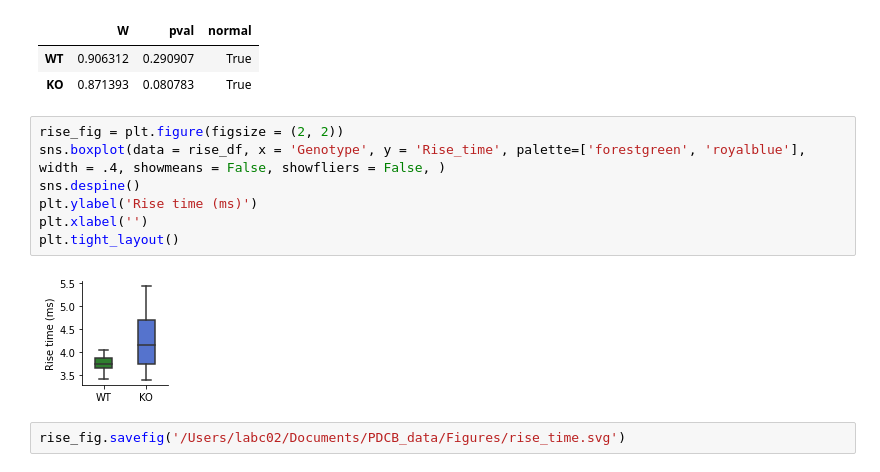
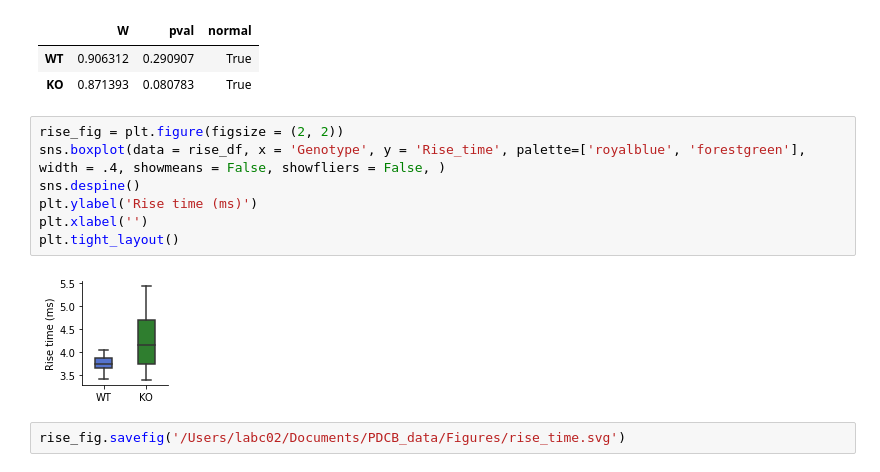
Before and after one commit to FMendezSlc/NeuroPy, a Jupyter notebook: Patch_analysis.ipynb, the cells around one changed output. Drawn from its saved outputs; the diff is of its cells as text.

```diff
--- a/Patch_analysis.ipynb
+++ b/Patch_analysis.ipynb
@@ -430,13 +430,13 @@ pg.normality(data = rise_df, dv = 'Rise_time', group = 'Genotype')
 | KO | 0.871393 | 0.080783 | True |
 # %%
 rise_fig = plt.figure(figsize = (2, 2))
-sns.boxplot(data = rise_df, x = 'Genotype', y = 'Rise_time', palette=['forestgreen', 'royalblue'], width = .4, showmeans = False, showfliers = False, )
+sns.boxplot(data = rise_df, x = 'Genotype', y = 'Rise_time', palette=['royalblue', 'forestgreen'], width = .4, showmeans = False, showfliers = False, )
 sns.despine()
 plt.ylabel('Rise time (ms)')
 plt.xlabel('')
 plt.tight_layout()
 # %% [output]
-[figure, old version]
+[figure, new version]
 # %%
 rise_fig.savefig('/Users/labc02/Documents/PDCB_data/Figures/rise_time.svg')
 # %%
```
Also changed, not shown: parts of 1 cell of this notebook, 1 other file.
